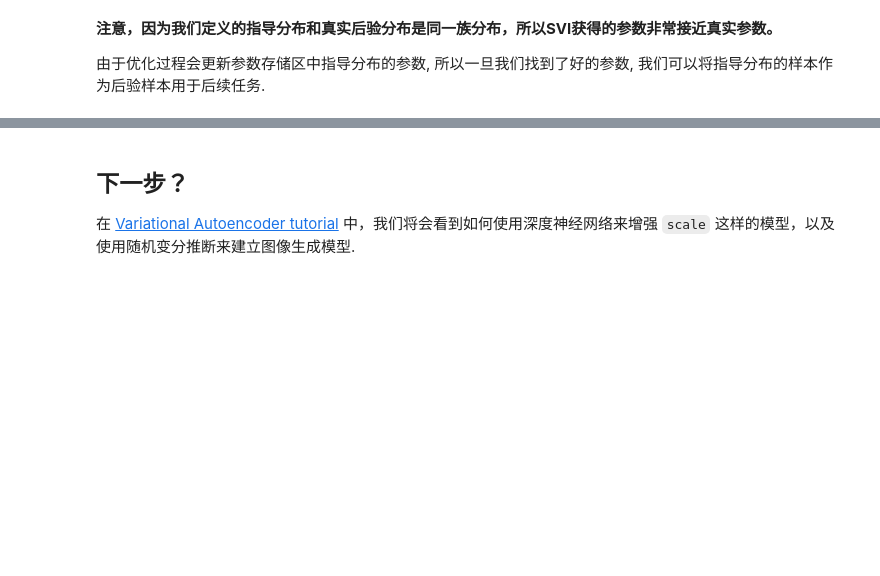
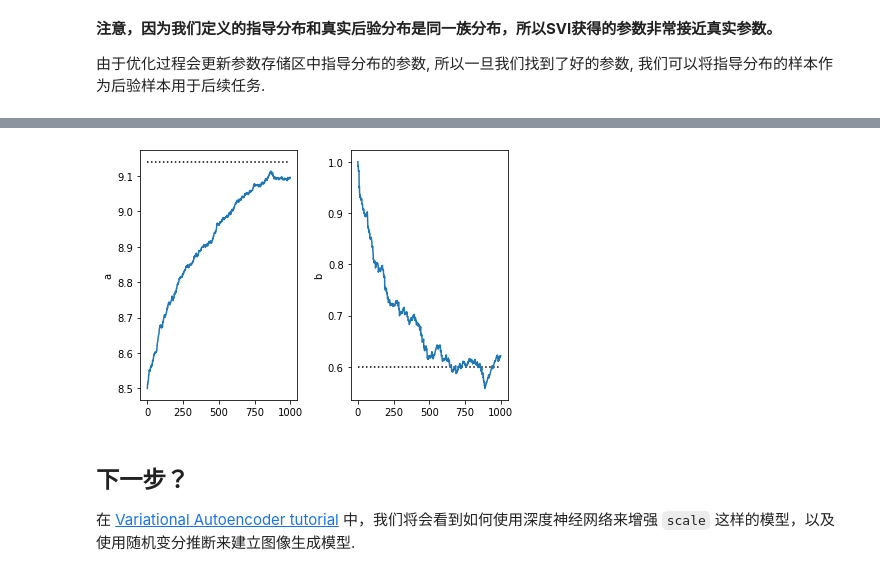
Before and after one commit to CausalAI/pyro_zh_tutorial, a Jupyter notebook: intro_part_ii.ipynb, the cells around one changed output, grey strips where cells are left out. Drawn from its saved outputs; the diff is of its cells as text; code cells hidden in the pictures; blank space fills up the shorter version.

```diff
--- a/intro_part_ii.ipynb
+++ b/intro_part_ii.ipynb
@@ -222,3 +289,16 @@ plt.tight_layout()
+# %%
+plt.subplot(1,2,1)
+plt.plot([0,num_steps],[9.14,9.14], 'k:')
+plt.plot(a)
+plt.ylabel('a')
+
+plt.subplot(1,2,2)
+plt.ylabel('b')
+plt.plot([0,num_steps],[0.6,0.6], 'k:')
+plt.plot(b)
+plt.tight_layout()
+# %% [output]
+[figure, added]
 # %% [markdown]
 ## 下一步？
 
```
Also changed, not shown: parts of 2 cells of this notebook, 28 other files.
